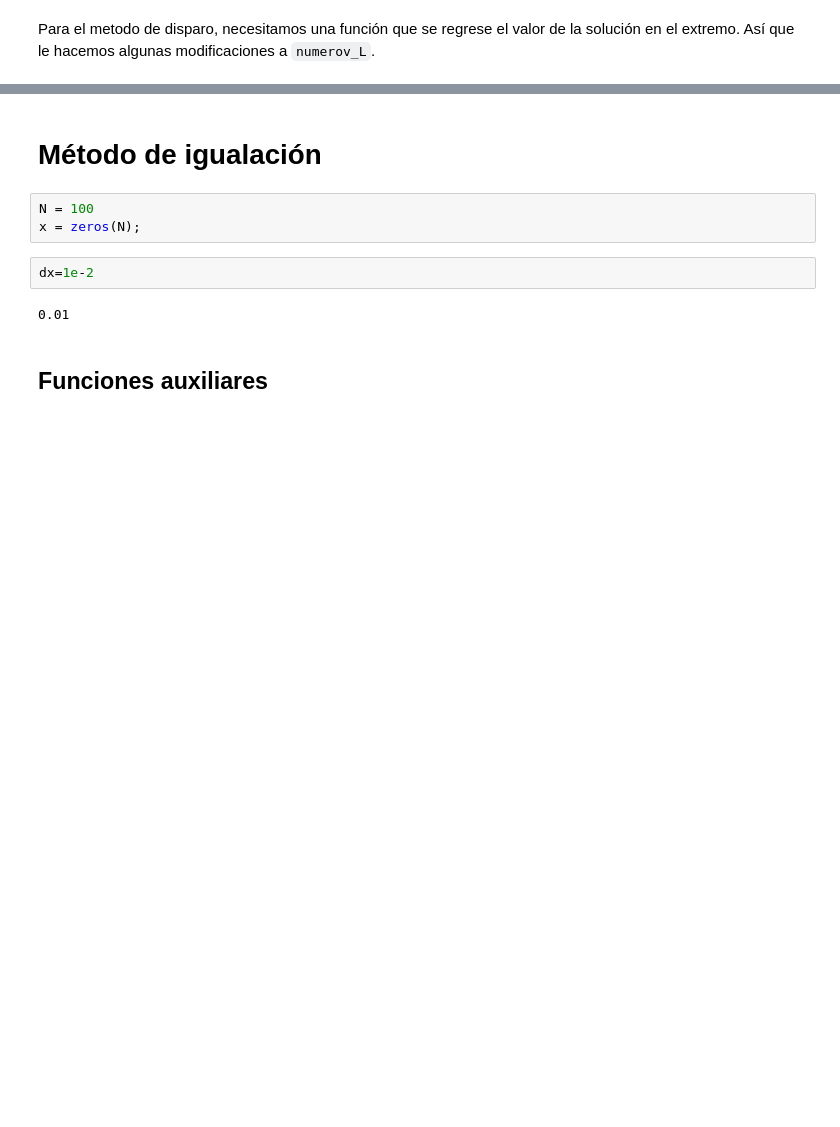
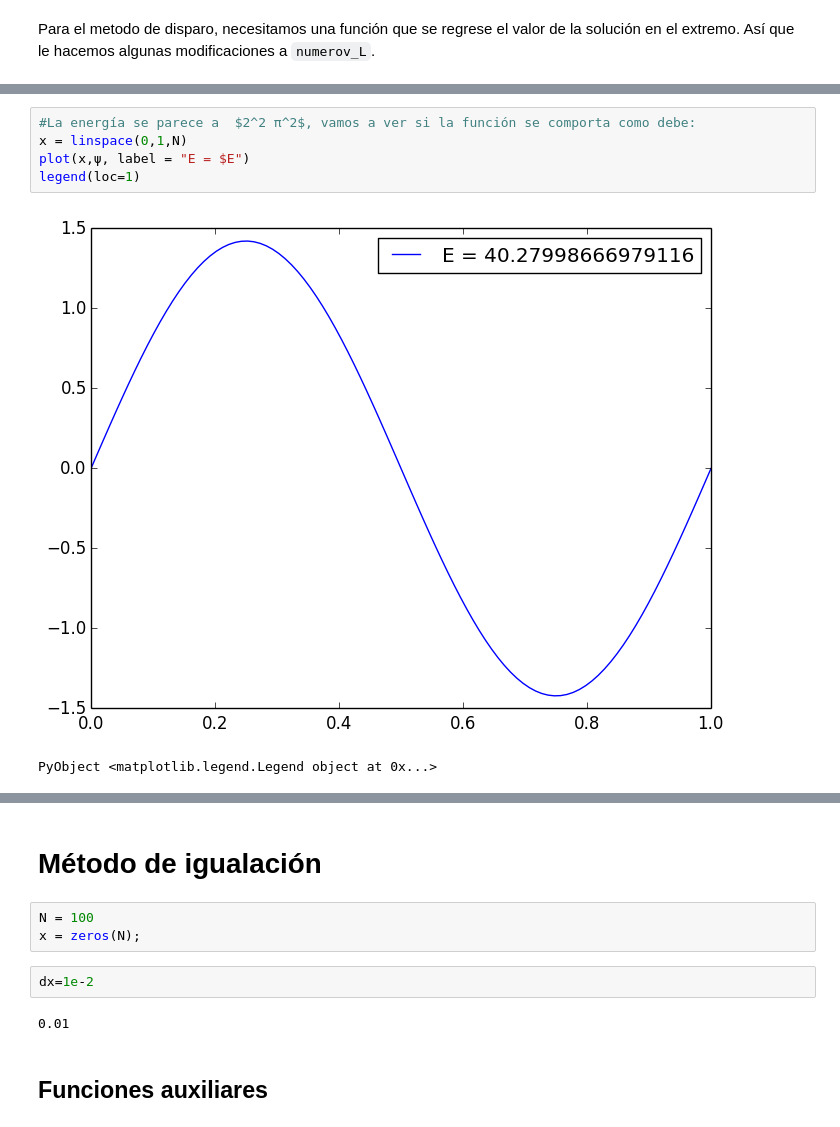
Before and after one commit to davidamaro/finalcompu, a Jupyter notebook: trabajo.ipynb, the cells around one changed output, grey strips where cells are left out. Drawn from its saved outputs; the diff is of its cells as text; blank space fills up the shorter version.

```diff
--- a/trabajo.ipynb
+++ b/trabajo.ipynb
@@ -201,0 +225,8 @@ while loading In[7], in expression starting on line 4
+# %%
+#La energía se parece a  $2^2 π^2$, vamos a ver si la función se comporta como debe:
+x = linspace(0,1,N)
+plot(x,ψ, label = "E = $E")
+legend(loc=1)
+# %% [output]
+[figure, added]
+PyObject <matplotlib.legend.Legend object at 0x...>
```
Also changed, not shown: parts of 25 cells of this notebook.
